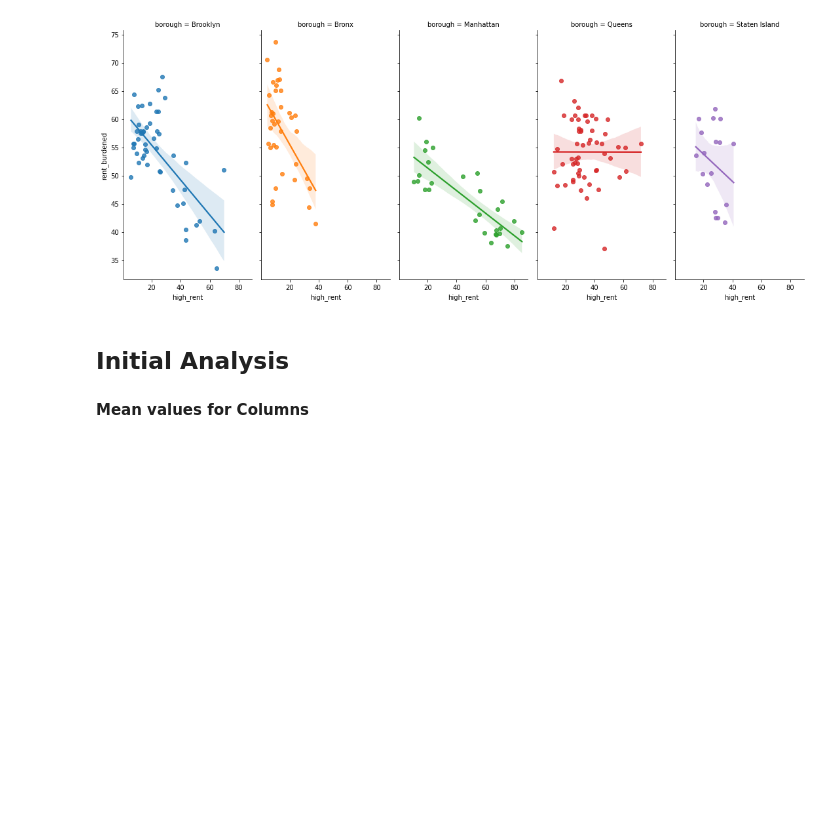
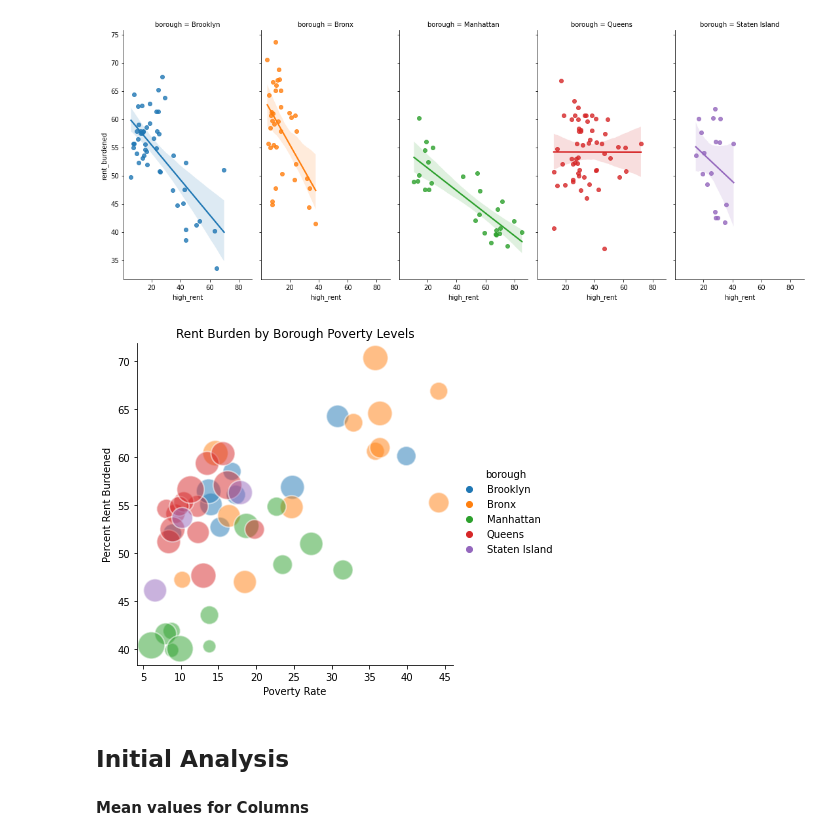
Before and after one commit to cailtyn-caj96/info-2950, a Jupyter notebook: finalproject.ipynb, the cells around one changed output. Saved outputs shown, nothing was run; the diff lists cells and outputs as text; code cells hidden in the pictures; blank space fills up the shorter version.

```diff
--- a/finalproject.ipynb
+++ b/finalproject.ipynb
@@ -262,0 +372,6 @@ This data shows five year estimates from 2008-2012, so we don't get a glimpse of
+# %%
+poverty = poverty.rename(columns = {'Geography':'district', 'Name':'neighborhood','Poverty_Rate_2017':'poverty_rate'})
+
+poverty['poverty_rate'] = poverty['poverty_rate'].str.rstrip('%').astype('float')
+
+display(poverty.head())
@@ -262,0 +389,11 @@ This data shows five year estimates from 2008-2012, so we don't get a glimpse of
+# %%
+population = pd.read_csv("population.csv")
+borough1 = ['BX 01','BX 02','BX 03', 'BX 04', 'BX 05', 'BX 06', 'BX 07', 'BX 08', 'BX 09', 'BX 10', 'BX 11', 'BX 12',
+          'BK 01', 'BK 02', 'BK 03', 'BK 04' ,'BK 05', 'BK 06', 'BK 07', 'BK 08', 'BK 09', 'BK 10', 'BK 11', 'BK 12',
+          'BK 13', 'BK 14', 'BK 15', 'BK 16', 'BK 17', 'BK 18',
+          'MN 01', 'MN 02', 'MN 03', 'MN 04', 'MN 05','MN 06', 'MN 07', 'MN 08', 'MN 09', 'MN 10', 'MN 11', 'MN 12',
+          'QN 01', 'QN 02', 'QN 03', 'QN 04', 'QN 05','QN 06','QN 07','QN 08','QN 09', 'QN 10','QN 11','QN 12','QN 13','QN 14',
+          'SI 01', 'SI 02', 'SI 03']
+population['borough'] = borough1
+population = population.sort_values('borough')
+display(population.head())
@@ -262,0 +409,2 @@ This data shows five year estimates from 2008-2012, so we don't get a glimpse of
+# %%
+poverty['population'] = population['2010 Population']
@@ -262,0 +413,3 @@ This data shows five year estimates from 2008-2012, so we don't get a glimpse of
+# %%
+housing_poverty = housing.merge(poverty, on = 'district')
+display(housing_poverty.head())
@@ -451,6 +611,15 @@ sns.lmplot(x='high_rent', y='rent_burdened', hue ='borough',col='borough',
 plt.show()
 # %% [output]
 [figure]
+# %%
+size = housing_poverty['population'].to_numpy()
+sns.relplot(x='poverty_rate', y='rent_burdened', hue="borough", s = size/300, alpha=.5, data=housing_poverty)
+plt.xlabel("Poverty Rate")
+plt.ylabel("Percent Rent Burdened")
+plt.title('Rent Burden by Borough Poverty Levels')
+plt.show()
+# %% [output]
+[figure, added]
 # %% [markdown]
 ## Initial Analysis
 #### Mean values for Columns
```
Also changed, not shown: parts of 23 cells of this notebook, 16 other files.
